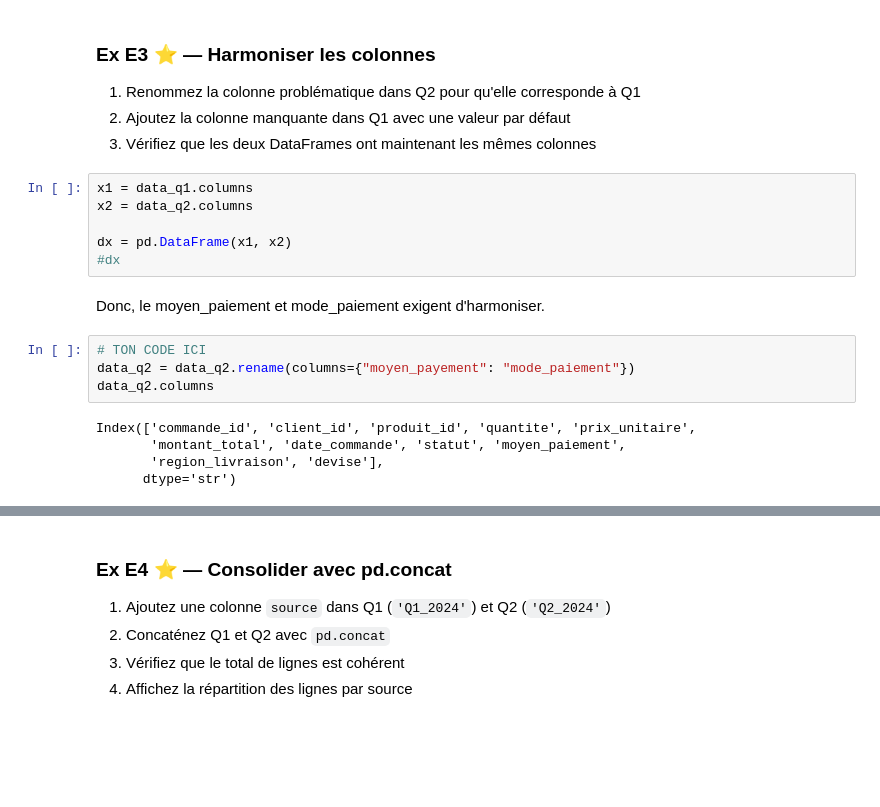
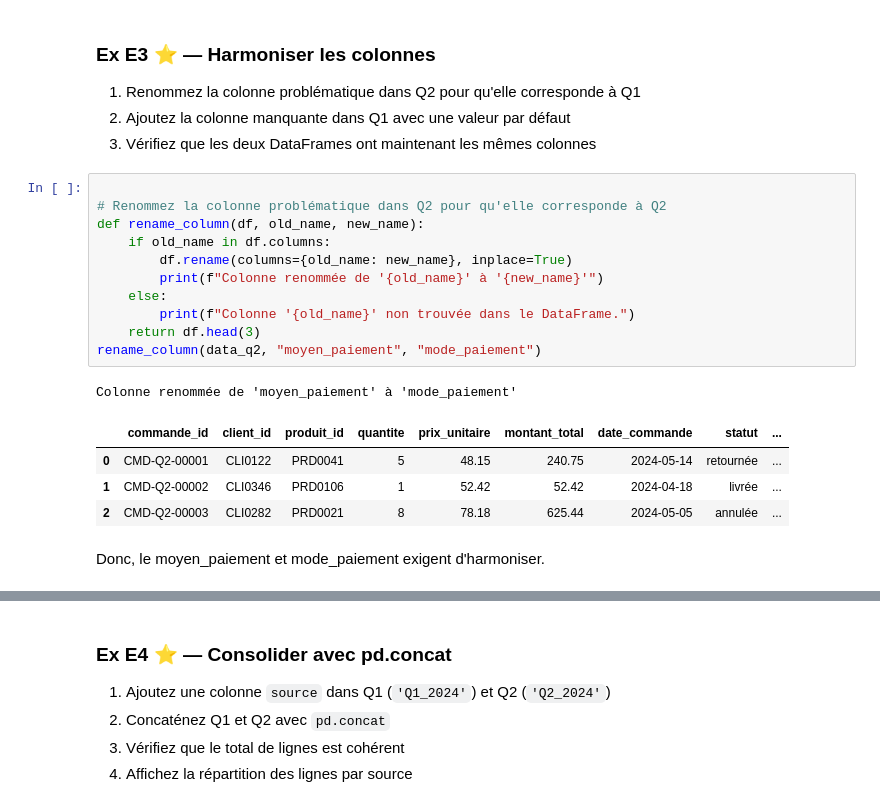
Before and after one commit to Bet-Zawl/Project_python, a Jupyter notebook: ETL_exercices.ipynb, the cells around one changed output, grey strips where cells are left out. Saved outputs shown, nothing was run; the diff lists cells and outputs as text; blank space fills up the shorter version.

Commit message:
Data Transformation updates

```diff
--- a/ETL_exercices.ipynb
+++ b/ETL_exercices.ipynb
@@ -70,20 +86,22 @@ Colonnes présentes dans Q1 mais absentes de Q2 :blush: ['mode_paiement']
 1. Renommez la colonne problématique dans Q2 pour qu'elle corresponde à Q1
 2. Ajoutez la colonne manquante dans Q1 avec une valeur par défaut
 3. Vérifiez que les deux DataFrames ont maintenant les mêmes colonnes
-# %%
-x1 = data_q1.columns
-x2 = data_q2.columns
-
-dx = pd.DataFrame(x1, x2)
-#dx
+# %%
+
+# Renommez la colonne problématique dans Q2 pour qu'elle corresponde à Q2
+def rename_column(df, old_name, new_name):
+    if old_name in df.columns:
+        df.rename(columns={old_name: new_name}, inplace=True)
+        print(f"Colonne renommée de '{old_name}' à '{new_name}'")
+    else:
+        print(f"Colonne '{old_name}' non trouvée dans le DataFrame.")
+    return df.head(3)
+rename_column(data_q2, "moyen_paiement", "mode_paiement")
+# %% [output]
+Colonne renommée de 'moyen_paiement' à 'mode_paiement'
+|  | commande_id | client_id | produit_id | quantite | prix_unitaire | montant_total | date_commande | statut | ... |
+| 0 | CMD-Q2-00001 | CLI0122 | PRD0041 | 5 | 48.15 | 240.75 | 2024-05-14 | retournée | ... |
+| 1 | CMD-Q2-00002 | CLI0346 | PRD0106 | 1 | 52.42 | 52.42 | 2024-04-18 | livrée | ... |
+| 2 | CMD-Q2-00003 | CLI0282 | PRD0021 | 8 | 78.18 | 625.44 | 2024-05-05 | annulée | ... |
 # %% [markdown]
 Donc, le moyen_paiement et mode_paiement exigent d'harmoniser.
-# %%
-# TON CODE ICI
-data_q2 = data_q2.rename(columns={"moyen_payement": "mode_paiement"})
-data_q2.columns
-# %% [output]
-Index(['commande_id', 'client_id', 'produit_id', 'quantite', 'prix_unitaire',
-       'montant_total', 'date_commande', 'statut', 'moyen_paiement',
-       'region_livraison', 'devise'],
-      dtype='str')
```
Also changed, not shown: parts of 37 cells of this notebook.
